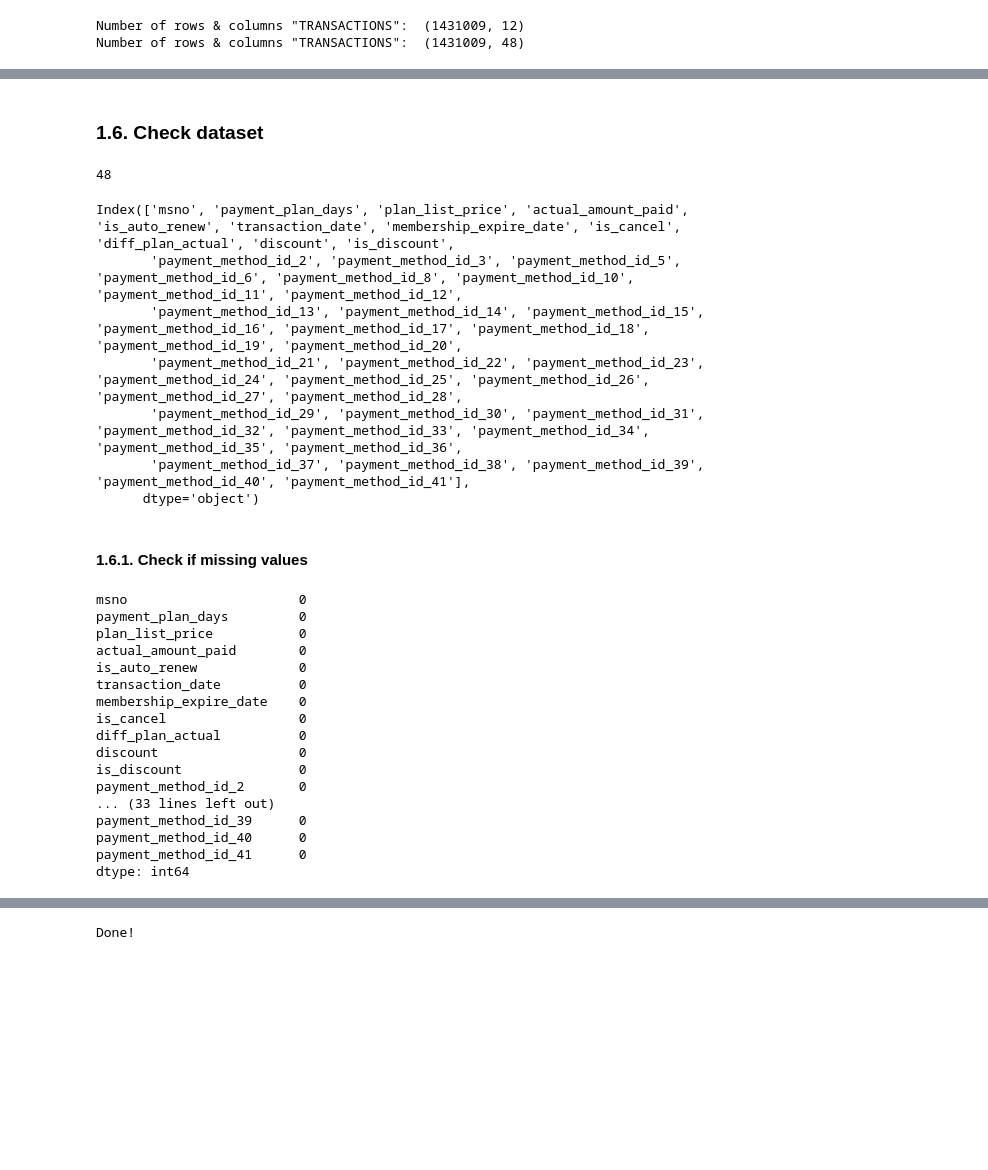
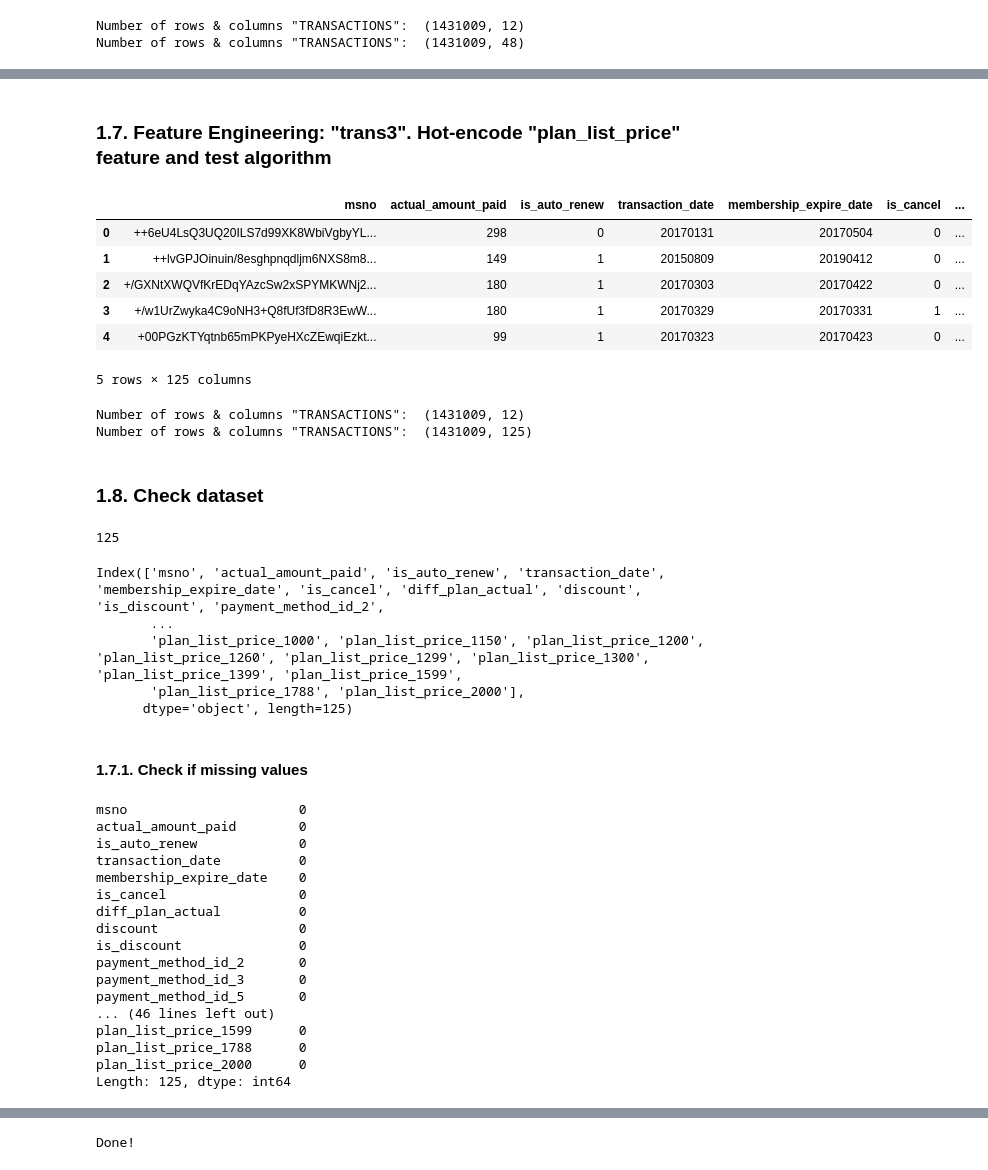
Before and after one commit to maximek3/kkbox, a Jupyter notebook: Feature_Engineering_Transactions.ipynb, the cells around one changed output, grey strips where cells are left out. Saved outputs shown, nothing was run; the diff lists cells and outputs as text; code cells hidden in the pictures; blank space fills up the shorter version.

```diff
--- a/Feature_Engineering_Transactions.ipynb
+++ b/Feature_Engineering_Transactions.ipynb
@@ -129,27 +146,52 @@ Number of rows & columns "TRANSACTIONS":  (1431009, 48)
+# %% [markdown]
+### 1.7. Feature Engineering: "trans3". Hot-encode "plan_list_price" feature and test algorithm
+# %%
+trans3 = trans2
+
+plan_list_price_encode = pd.get_dummies(trans3['plan_list_price'], prefix='plan_list_price')
+
+#Drop variable payment_method_id in trans1, as it is no longer needed
+trans3 = trans3.drop('plan_list_price', axis=1)
+
+#Join the encoded payment_method_id_encode
+trans3 = trans3.join(plan_list_price_encode)
+
+trans3.head()
+# %% [output]
+|  | msno | actual_amount_paid | is_auto_renew | transaction_date | membership_expire_date | is_cancel | ... |
+| 0 | ++6eU4LsQ3UQ20ILS7d99XK8WbiVgbyYL... | 298 | 0 | 20170131 | 20170504 | 0 | ... |
+| 1 | ++lvGPJOinuin/8esghpnqdljm6NXS8m8... | 149 | 1 | 20150809 | 20190412 | 0 | ... |
+| 2 | +/GXNtXWQVfKrEDqYAzcSw2xSPYMKWNj2... | 180 | 1 | 20170303 | 20170422 | 0 | ... |
+| 3 | +/w1UrZwyka4C9oNH3+Q8fUf3fD8R3EwW... | 180 | 1 | 20170329 | 20170331 | 1 | ... |
+| 4 | +00PGzKTYqtnb65mPKPyeHXcZEwqiEzkt... | 99 | 1 | 20170323 | 20170423 | 0 | ... |
+5 rows × 125 columns
+# %%
+print('Number of rows & columns "TRANSACTIONS": ', transactions.shape)
+print('Number of rows & columns "TRANSACTIONS": ', trans3.shape)
+#Same number of rows!
+# %% [output]
+Number of rows & columns "TRANSACTIONS":  (1431009, 12)
+Number of rows & columns "TRANSACTIONS":  (1431009, 125)
 # %% [markdown]
-### 1.6. Check dataset
+### 1.8. Check dataset
 # %%
 #Check columns
-print(len(trans1.columns))
-trans1.columns
+print(len(trans3.columns))
+trans3.columns
 # %% [output]
-48
+125
-Index(['msno', 'payment_plan_days', 'plan_list_price', 'actual_amount_paid', 'is_auto_renew', 'transaction_date', 'membership_expire_date', 'is_cancel', 'diff_plan_actual', 'discount', 'is_discount',
-       'payment_method_id_2', 'payment_method_id_3', 'payment_method_id_5', 'payment_method_id_6', 'payment_method_id_8', 'payment_method_id_10', 'payment_method_id_11', 'payment_method_id_12',
-       'payment_method_id_13', 'payment_method_id_14', 'payment_method_id_15', 'payment_method_id_16', 'payment_method_id_17', 'payment_method_id_18', 'payment_method_id_19', 'payment_method_id_20',
-       'payment_method_id_21', 'payment_method_id_22', 'payment_method_id_23', 'payment_method_id_24', 'payment_method_id_25', 'payment_method_id_26', 'payment_method_id_27', 'payment_method_id_28',
-       'payment_method_id_29', 'payment_method_id_30', 'payment_method_id_31', 'payment_method_id_32', 'payment_method_id_33', 'payment_method_id_34', 'payment_method_id_35', 'payment_method_id_36',
-       'payment_method_id_37', 'payment_method_id_38', 'payment_method_id_39', 'payment_method_id_40', 'payment_method_id_41'],
-      dtype='object')
+Index(['msno', 'actual_amount_paid', 'is_auto_renew', 'transaction_date', 'membership_expire_date', 'is_cancel', 'diff_plan_actual', 'discount', 'is_discount', 'payment_method_id_2',
+       ...
+       'plan_list_price_1000', 'plan_list_price_1150', 'plan_list_price_1200', 'plan_list_price_1260', 'plan_list_price_1299', 'plan_list_price_1300', 'plan_list_price_1399', 'plan_list_price_1599',
+       'plan_list_price_1788', 'plan_list_price_2000'],
+      dtype='object', length=125)
 # %% [markdown]
-#### 1.6.1. Check if missing values
+#### 1.7.1. Check if missing values
 # %%
-trans1.isnull().sum()
+trans3.isnull().sum()
 #We should get 0!
 # %% [output]
 msno                      0
-payment_plan_days         0
-plan_list_price           0
 actual_amount_paid        0
 is_auto_renew             0
 transaction_date          0
@@ -159,10 +201,12 @@ diff_plan_actual          0
 discount                  0
 is_discount               0
 payment_method_id_2       0
-... (33 lines left out)
-payment_method_id_39      0
-payment_method_id_40      0
-payment_method_id_41      0
-dtype: int64
+payment_method_id_3       0
+payment_method_id_5       0
+... (46 lines left out)
+plan_list_price_1599      0
+plan_list_price_1788      0
+plan_list_price_2000      0
+Length: 125, dtype: int64
 # %% [markdown]
 ## 2. Export file
```
Also changed, not shown: parts of 7 cells of this notebook.
